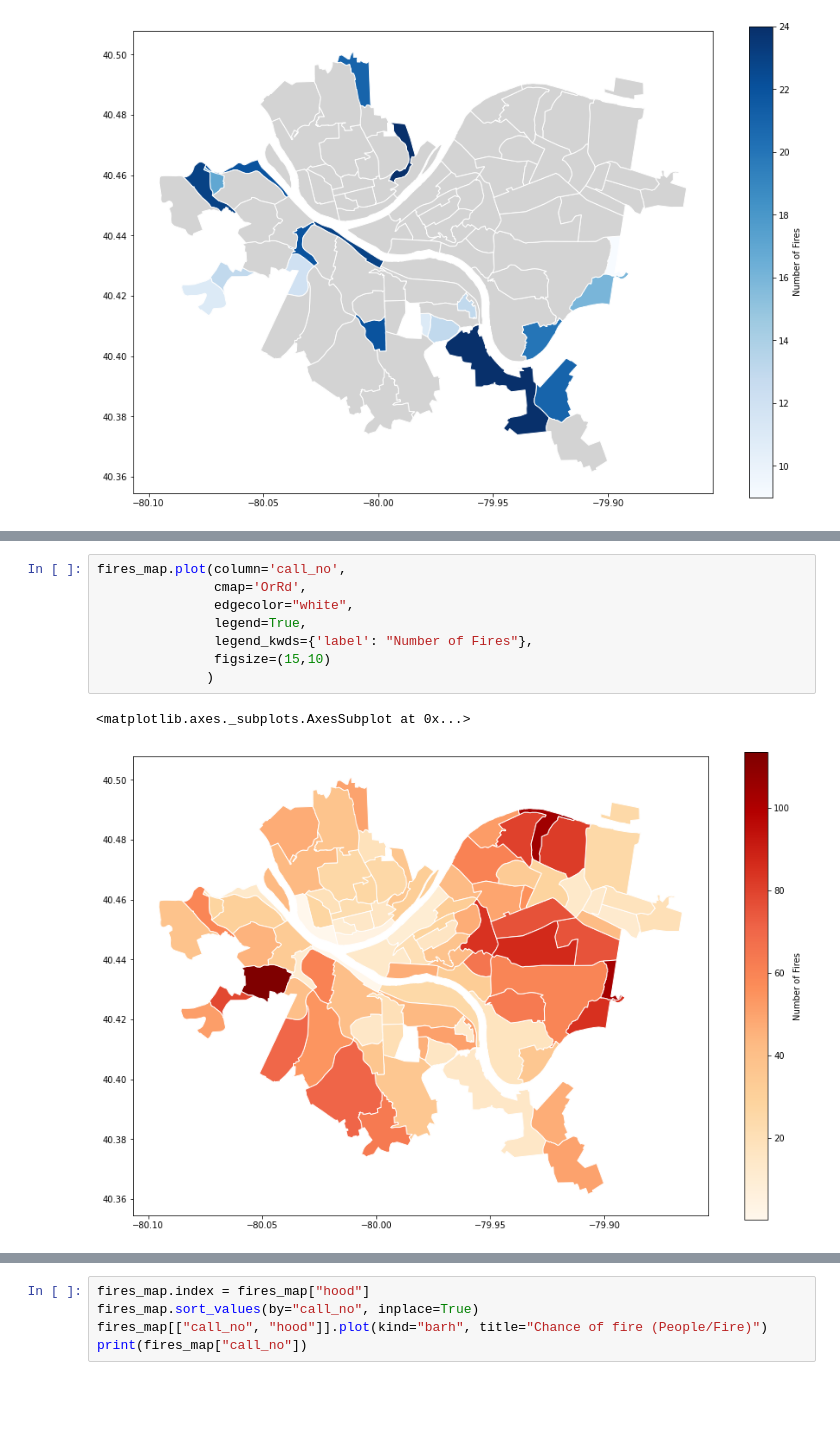
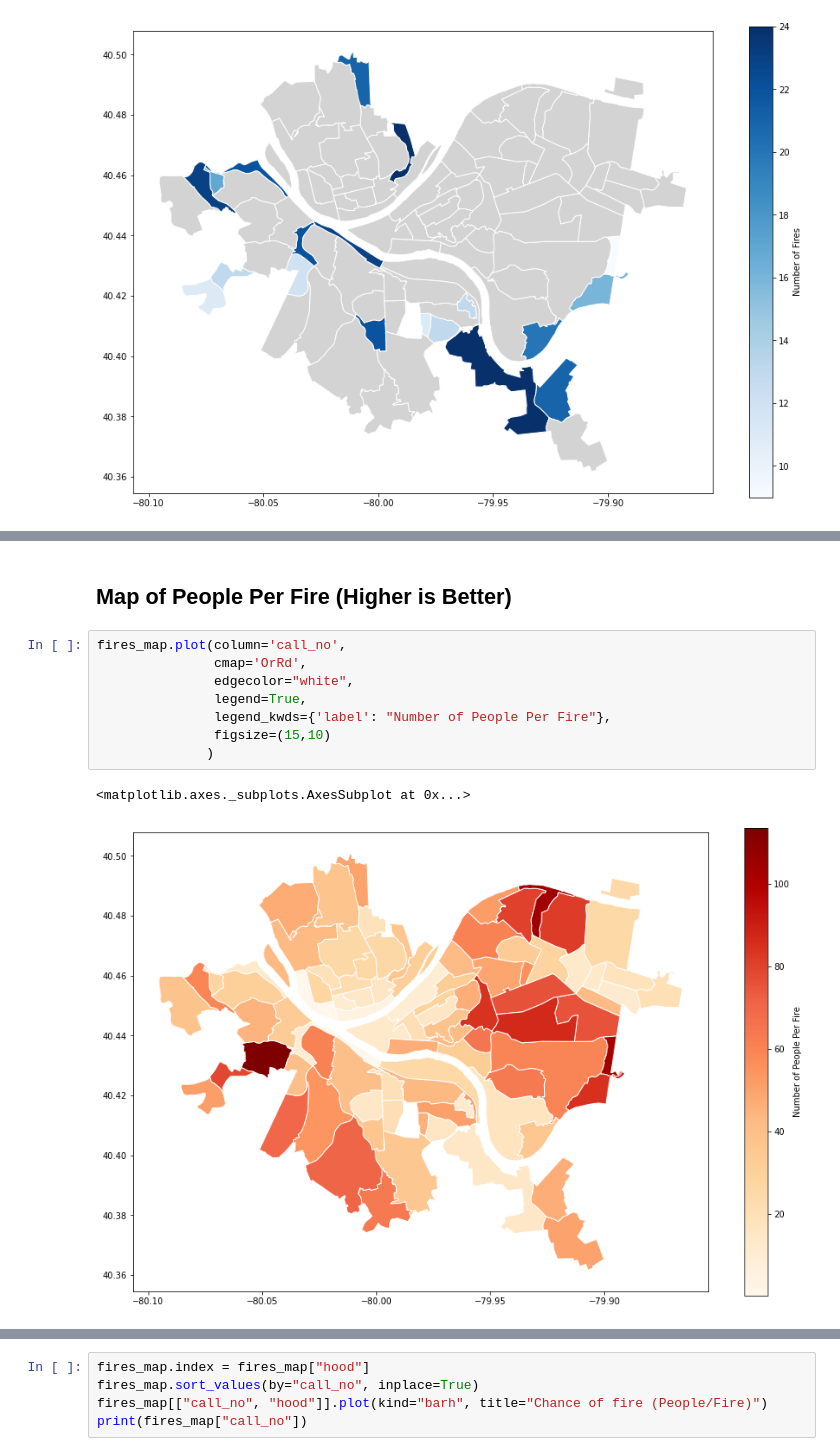
Before and after one commit to Rylank19/Best-Neighborhood-in-Pittsburgh, a Jupyter notebook: BigIdeasFinal.ipynb, the cells around one changed output, grey strips where cells are left out. Cells and saved outputs as stored; diff of their text form; blank space fills up the shorter version.

```diff
--- a/BigIdeasFinal.ipynb
+++ b/BigIdeasFinal.ipynb
@@ -242,15 +249,17 @@ print(fires_map["call_no"].sort_values())
 42    104.562500
 10    113.555556
 Name: call_no, Length: 90, dtype: float64
+# %% [markdown]
+## Map of People Per Fire (Higher is Better)
 # %%
 fires_map.plot(column='call_no',
                cmap='OrRd',
                edgecolor="white",
                legend=True,
-               legend_kwds={'label': "Number of Fires"},
+               legend_kwds={'label': "Number of People Per Fire"},
                figsize=(15,10)
               )
 # %% [output]
 <matplotlib.axes._subplots.AxesSubplot at 0x...>
-[figure, old version]
+[figure, new version]
 # %%
```
Also changed, not shown: parts of 17 cells of this notebook.
